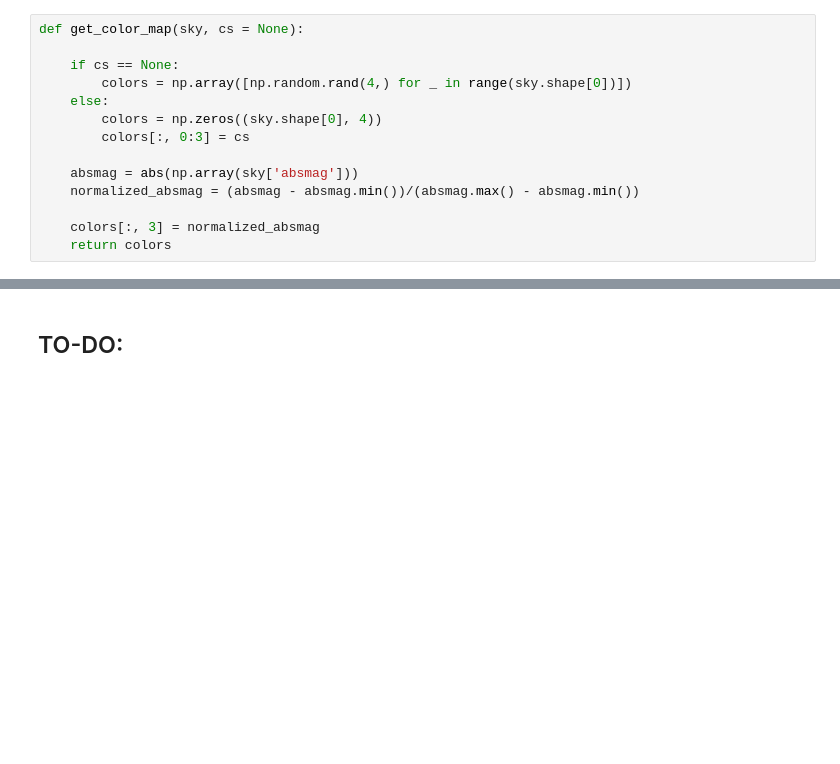
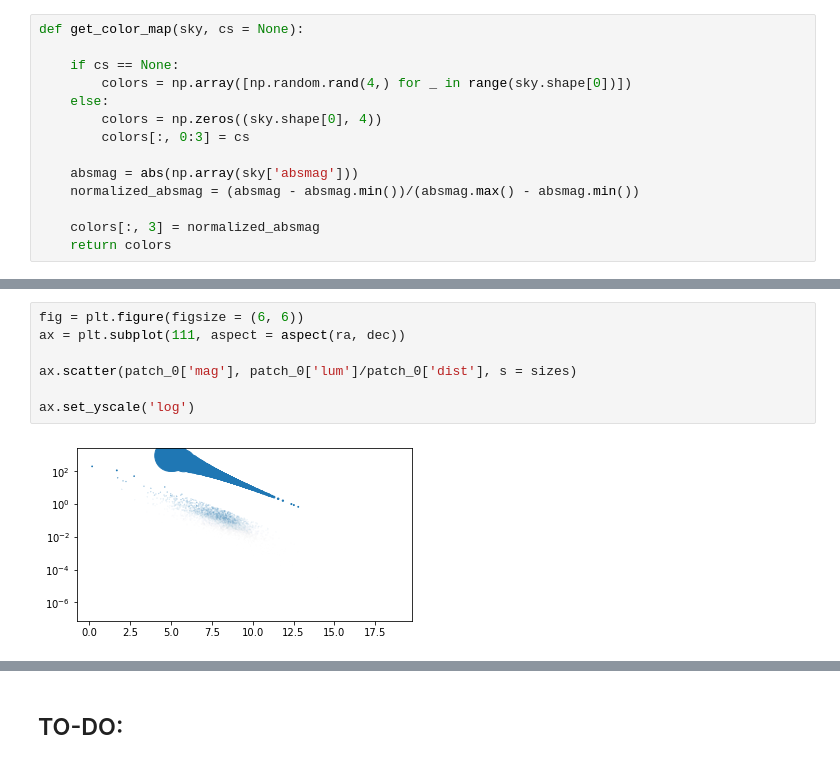
Before and after one commit to University-at-Buffalo-SEDS/astronomy-data-analysis, a Jupyter notebook: hyg_database.ipynb, the cells around one changed output, grey strips where cells are left out. Drawn from its saved outputs; the diff is of its cells as text; blank space fills up the shorter version.

```diff
--- a/hyg_database.ipynb
+++ b/hyg_database.ipynb
@@ -177,0 +176,9 @@ fig.tight_layout()
+# %%
+fig = plt.figure(figsize = (6, 6))
+ax = plt.subplot(111, aspect = aspect(ra, dec))
+
+ax.scatter(patch_0['mag'], patch_0['lum']/patch_0['dist'], s = sizes)
+
+ax.set_yscale('log')
+# %% [output]
+[figure, added]
```
Also changed, not shown: parts of 17 cells of this notebook.
